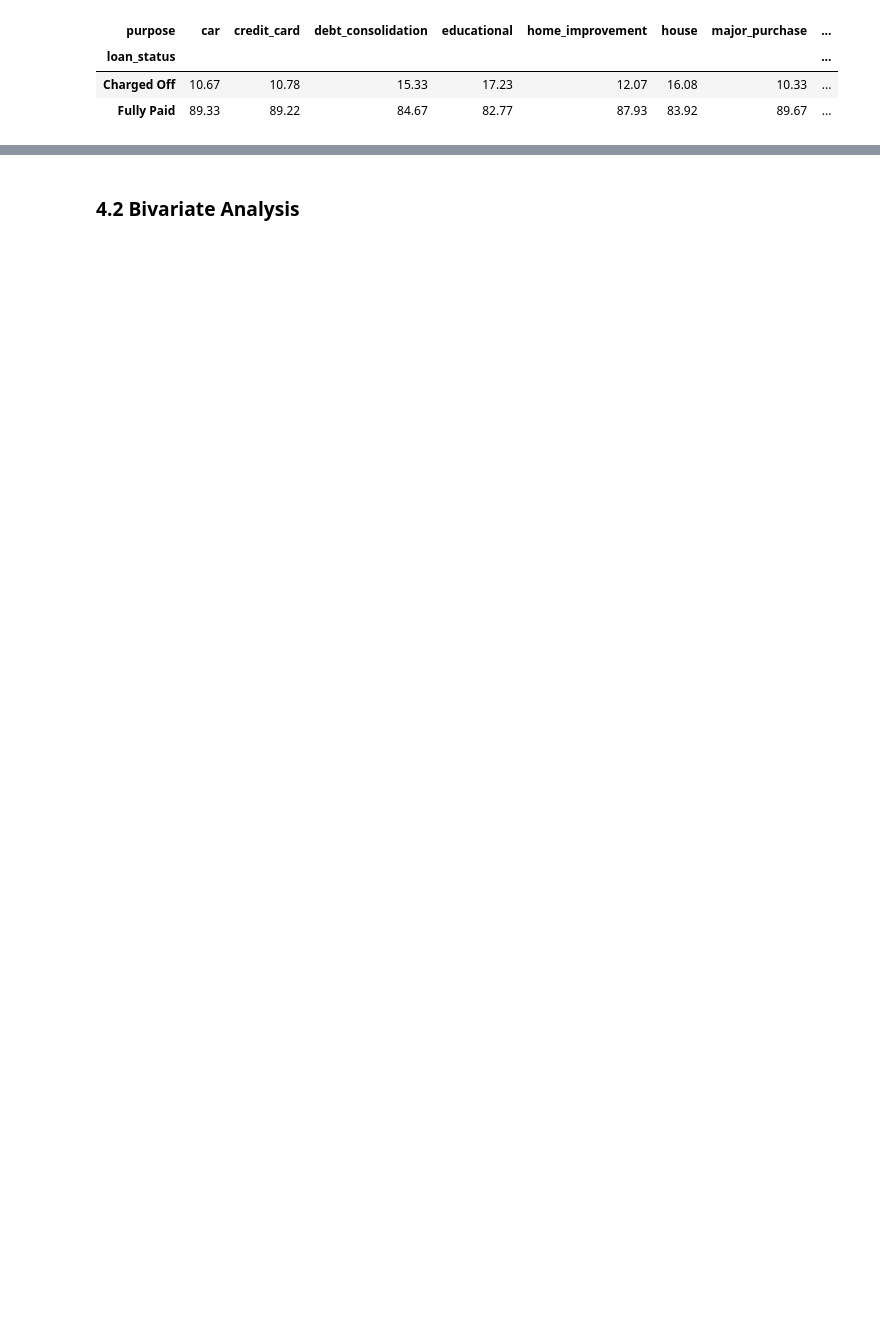
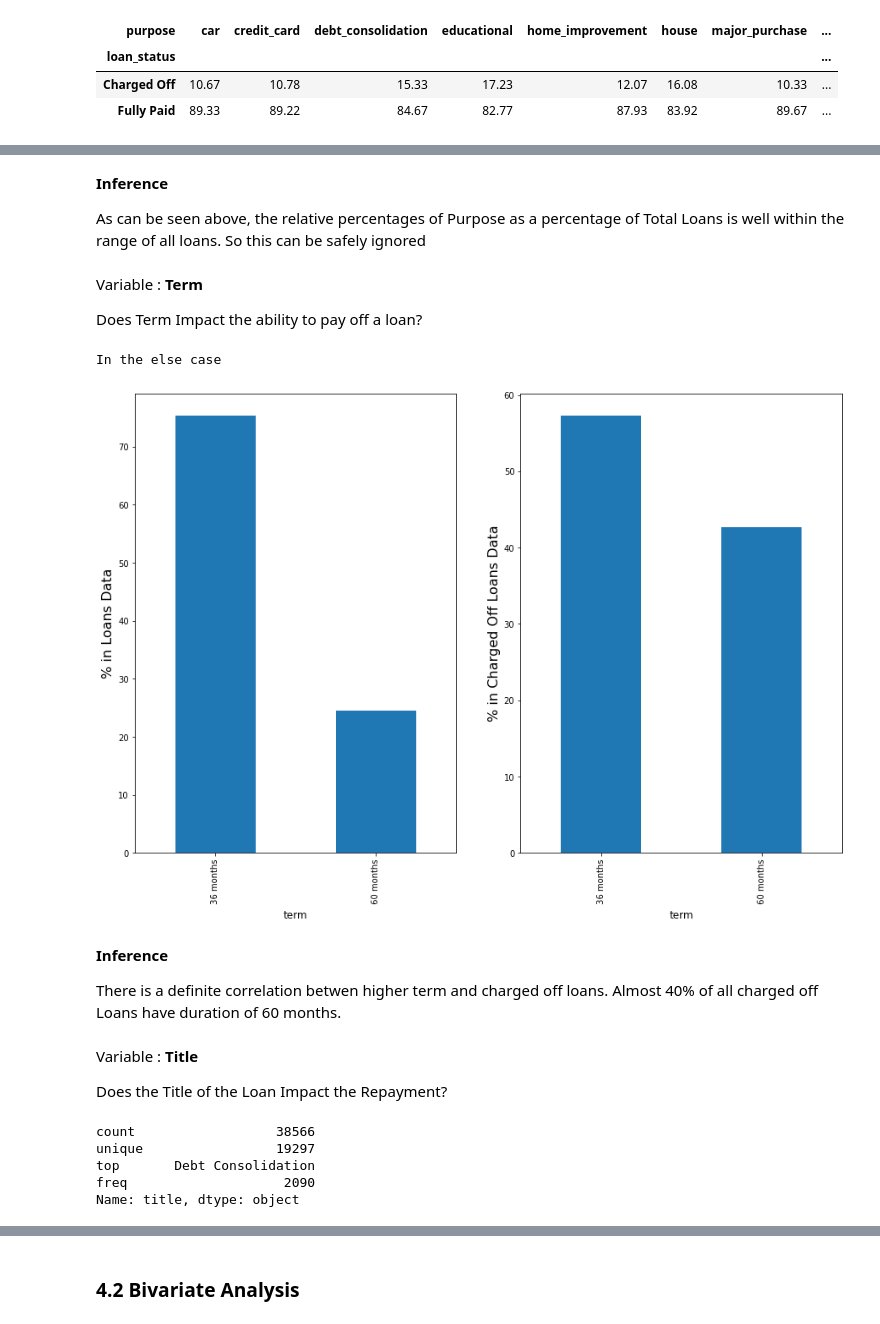
Before and after one commit to rramchan12/Lending-Club-EDA-CaseStudy, a Jupyter notebook: Lending_Club_EDA_Analysis.ipynb, the cells around one changed output, grey strips where cells are left out. Cells and saved outputs as stored; diff of their text form; code cells hidden in the pictures; blank space fills up the shorter version.

```diff
--- a/Lending_Club_EDA_Analysis.ipynb
+++ b/Lending_Club_EDA_Analysis.ipynb
@@ -432,0 +457,29 @@ IndentationError: unexpected indent (<ipython-input-90-a873adc17cc3>, line 2)
+# %% [markdown]
+**Inference**
+
+As can be seen above, the relative percentages of Purpose as a percentage of Total Loans is well within the range of all loans. So this can be safely ignored
+# %% [markdown]
+Variable : **Term**
+
+Does Term Impact the ability to pay off a loan?
+# %%
+plot_dualbar_or_huebar(loan_analysis_df, categorize_by = 'term')
+# %% [output]
+In the else case
+[figure, added]
+# %% [markdown]
+**Inference**
+
+There is a definite correlation betwen higher term and charged off loans. Almost 40% of all charged off Loans have duration of 60 months.
+# %% [markdown]
+Variable : **Title**
+
+Does the Title of the Loan Impact the Repayment?
+# %%
+loan_analysis_df.title.describe()
+# %% [output]
+count                  38566
+unique                 19297
+top       Debt Consolidation
+freq                    2090
+Name: title, dtype: object
```
Also changed, not shown: parts of 23 cells of this notebook.
